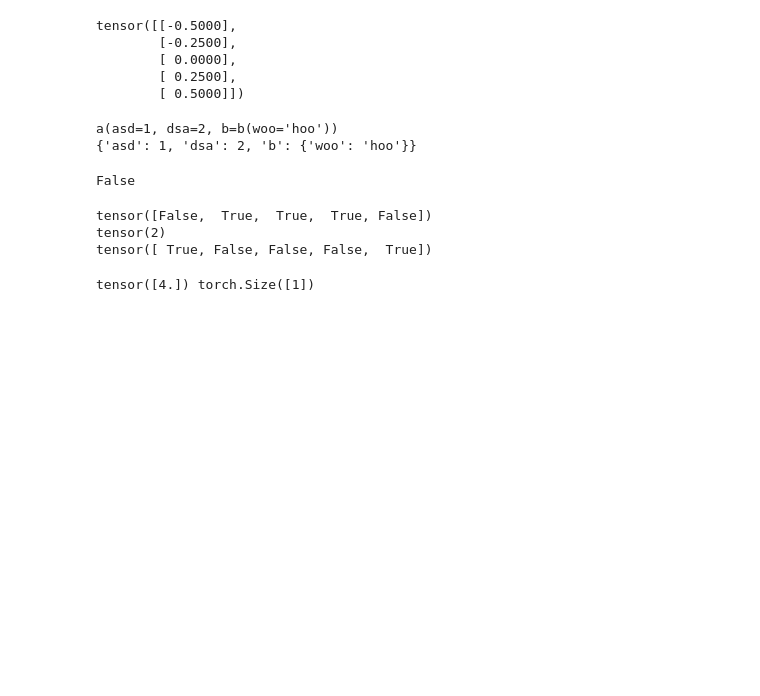
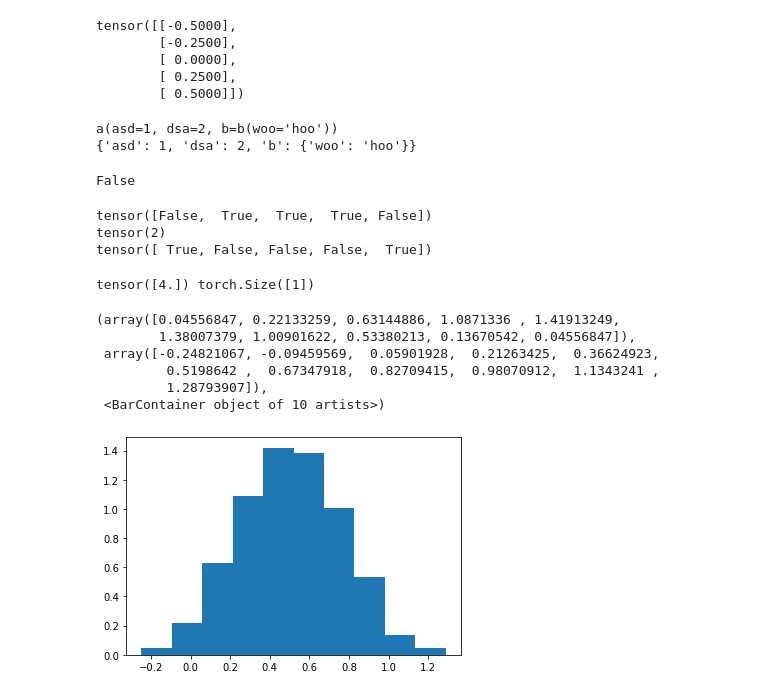
Before and after one commit to TeamDman/Vehicular-Game-Theory, a Jupyter notebook: platoongame/asd.ipynb, the cells around one changed output. Cells and saved outputs as stored; diff of their text form; code cells hidden in the pictures; blank space fills up the shorter version.

```diff
--- a/platoongame/asd.ipynb
+++ b/platoongame/asd.ipynb
@@ -511,3 +511,19 @@ reward = torch.as_tensor(4., dtype=torch.float32).unsqueeze(0)
 print(reward, reward.shape)
 # %% [output]
 tensor([4.]) torch.Size([1])
+# %%
+import torch
+import matplotlib.pyplot as plt
+
+m = torch.distributions.Normal(torch.as_tensor(0.5), torch.as_tensor(0.25))
+points = [float(m.sample()) for _ in range(1000)]
+# print(points)
+plt.hist(points, density=True)
+# %% [output]
+(array([0.04556847, 0.22133259, 0.63144886, 1.0871336 , 1.41913249,
+        1.38007379, 1.00901622, 0.53380213, 0.13670542, 0.04556847]),
+ array([-0.24821067, -0.09459569,  0.05901928,  0.21263425,  0.36624923,
+         0.5198642 ,  0.67347918,  0.82709415,  0.98070912,  1.1343241 ,
+         1.28793907]),
+ <BarContainer object of 10 artists>)
+[figure, added]
```
Also changed, not shown: 2 other files.
